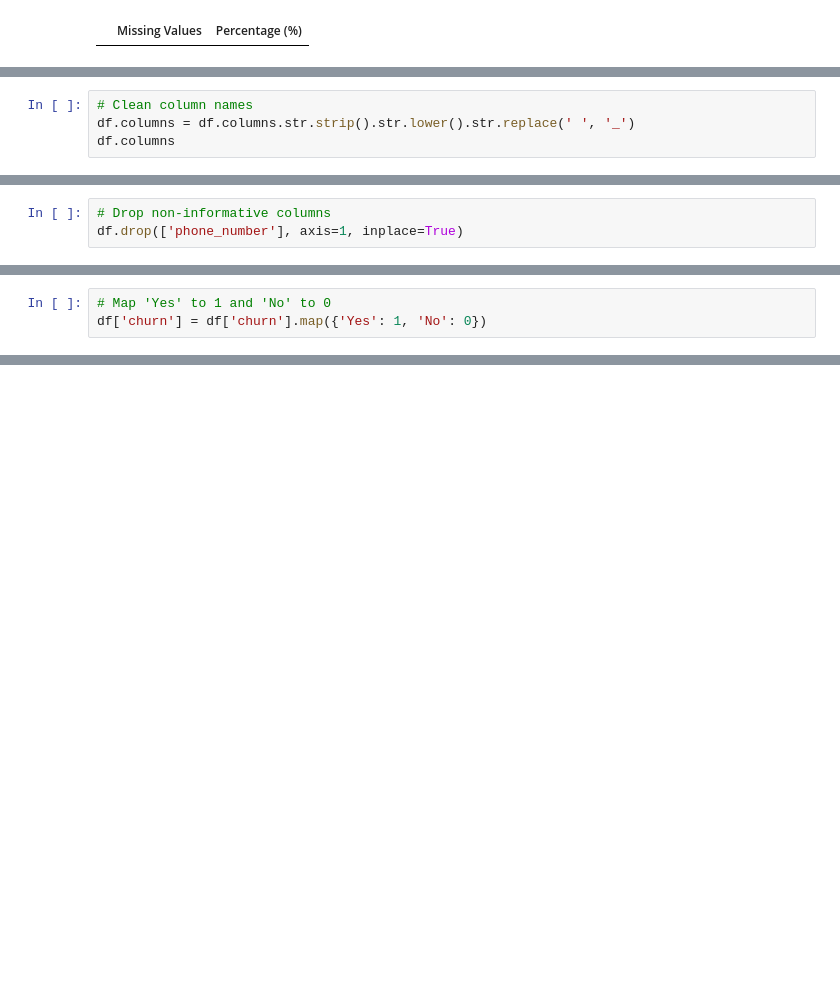
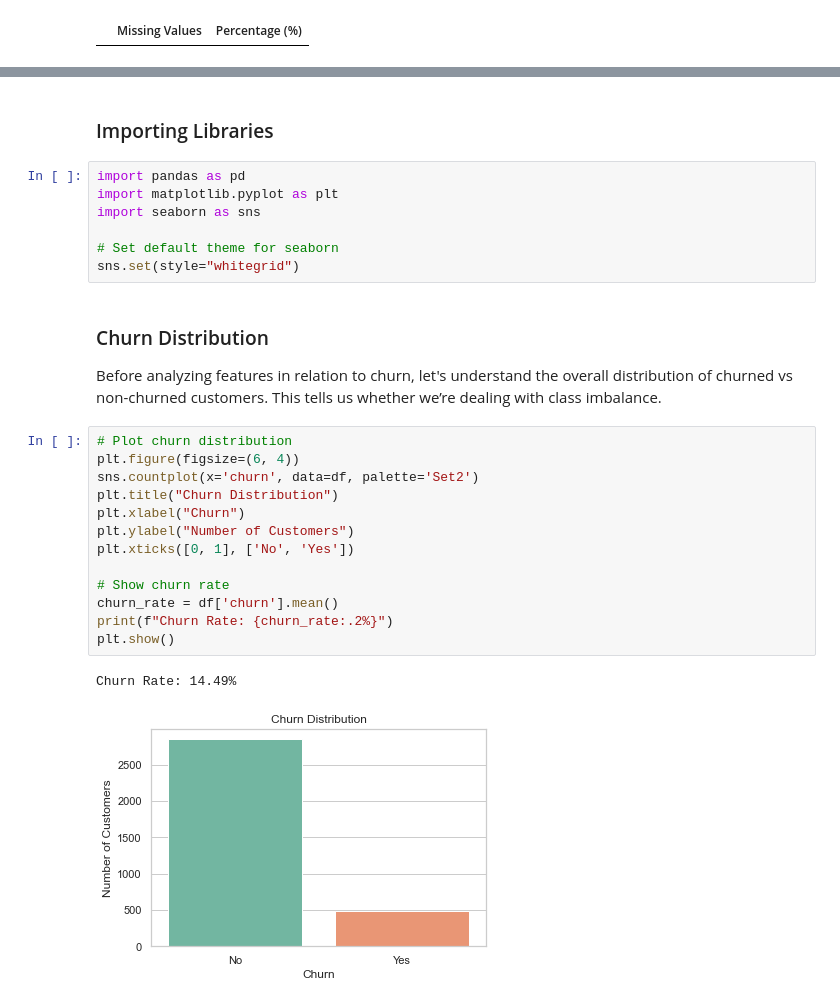
Before and after one commit to Lndanu/Customer-Churn-Intelligence, a Jupyter notebook: notebooks/Customer Churn .ipynb, the cells around one changed output, grey strips where cells are left out. Cells and saved outputs as stored; diff of their text form; blank space fills up the shorter version.

Commit message:
Add Customer Churn Interpretation.

```diff
--- a/notebooks/Customer Churn .ipynb
+++ b/notebooks/Customer Churn .ipynb
@@ -164,4 +125,0 @@ To avoid syntax issues during modeling and analysis, we clean the column names b
-# %%
-# Clean column names
-df.columns = df.columns.str.strip().str.lower().str.replace(' ', '_')
-df.columns
@@ -181,3 +125,0 @@ We drop non-informative or redundant columns such as `phone_number`, which is a
-# %%
-# Drop non-informative columns
-df.drop(['phone_number'], axis=1, inplace=True)
@@ -193,3 +125,0 @@ array([False,  True])
-# %%
-# Map 'Yes' to 1 and 'No' to 0
-df['churn'] = df['churn'].map({'Yes': 1, 'No': 0})
@@ -490,0 +170,29 @@ Correlation analysis helps us understand relationships between numerical feature
+# %% [markdown]
+### Importing Libraries
+# %%
+import pandas as pd
+import matplotlib.pyplot as plt
+import seaborn as sns
+
+# Set default theme for seaborn
+sns.set(style="whitegrid")
+# %% [markdown]
+### Churn Distribution
+
+Before analyzing features in relation to churn, let's understand the overall distribution of churned vs non-churned customers. This tells us whether we’re dealing with class imbalance.
+# %%
+# Plot churn distribution
+plt.figure(figsize=(6, 4))
+sns.countplot(x='churn', data=df, palette='Set2')
+plt.title("Churn Distribution")
+plt.xlabel("Churn")
+plt.ylabel("Number of Customers")
+plt.xticks([0, 1], ['No', 'Yes'])
+
+# Show churn rate
+churn_rate = df['churn'].mean()
+print(f"Churn Rate: {churn_rate:.2%}")
+plt.show()
+# %% [output]
+Churn Rate: 14.49%
+[figure, added]
```
Also changed, not shown: parts of 45 cells of this notebook.
